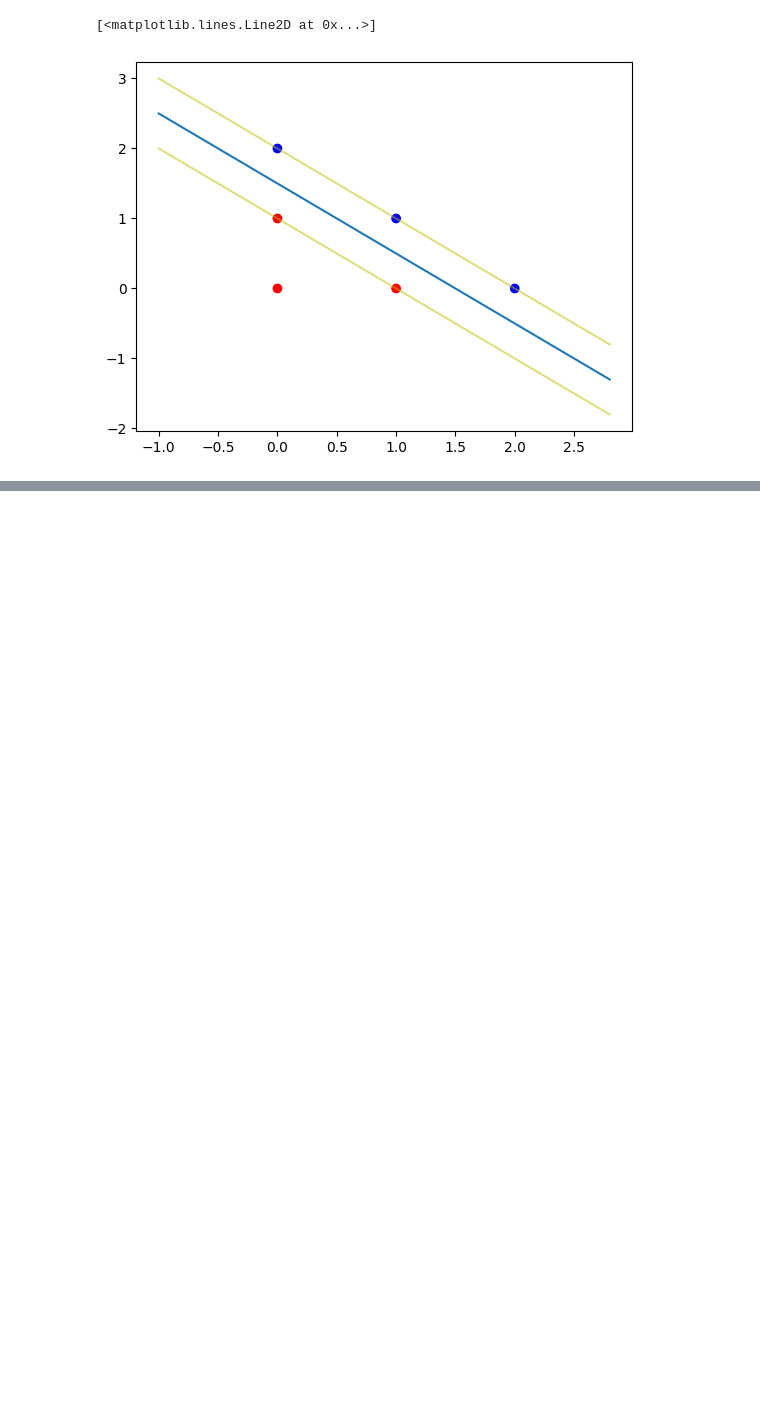
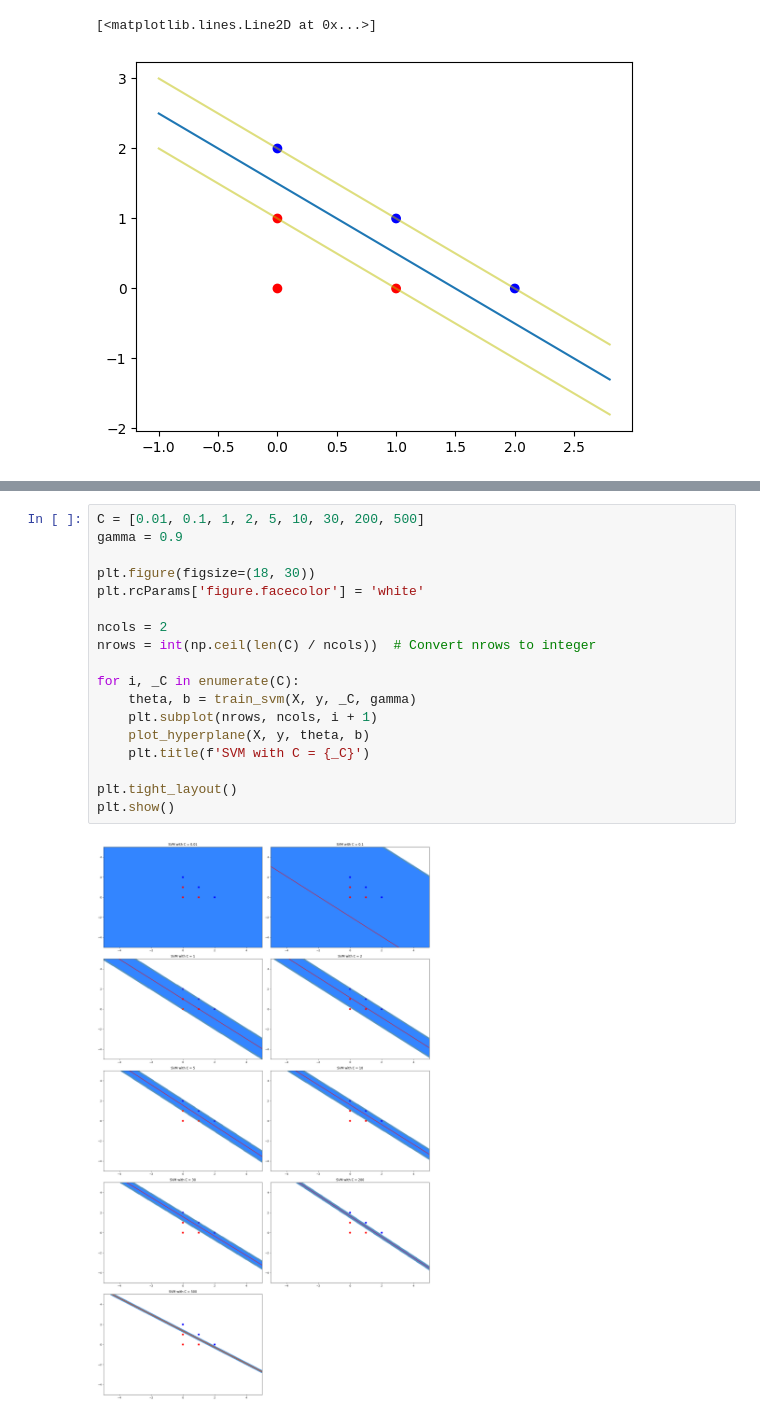
Before and after one commit to kar137/Machine-Learning-Portfolio, a Jupyter notebook: notebooks/Beyond-Linear-Models/naivebayes&svm/SVM.ipynb, the cells around one changed output, grey strips where cells are left out. Cells and saved outputs as stored; diff of their text form; blank space fills up the shorter version.

```diff
--- a/notebooks/Beyond-Linear-Models/naivebayes&svm/SVM.ipynb
+++ b/notebooks/Beyond-Linear-Models/naivebayes&svm/SVM.ipynb
@@ -57,0 +184,20 @@ plt.plot(_x, _yp, c='y', alpha=0.5)
+# %%
+C = [0.01, 0.1, 1, 2, 5, 10, 30, 200, 500]
+gamma = 0.9
+
+plt.figure(figsize=(18, 30))
+plt.rcParams['figure.facecolor'] = 'white'
+
+ncols = 2
+nrows = int(np.ceil(len(C) / ncols))  # Convert nrows to integer
+
+for i, _C in enumerate(C):
+    theta, b = train_svm(X, y, _C, gamma)
+    plt.subplot(nrows, ncols, i + 1)
+    plot_hyperplane(X, y, theta, b)
+    plt.title(f'SVM with C = {_C}')
+
+plt.tight_layout()
+plt.show()
+# %% [output]
+[figure, added]
```
Also changed, not shown: parts of 4 cells of this notebook.
